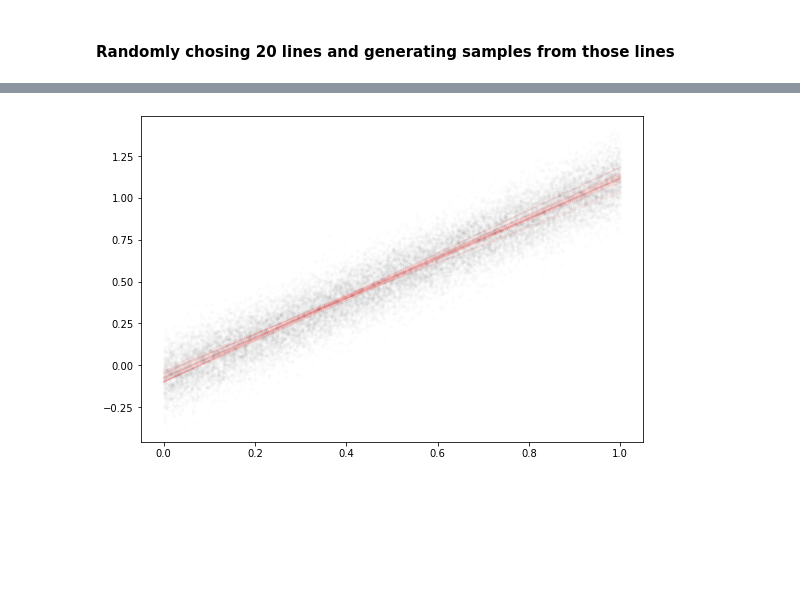
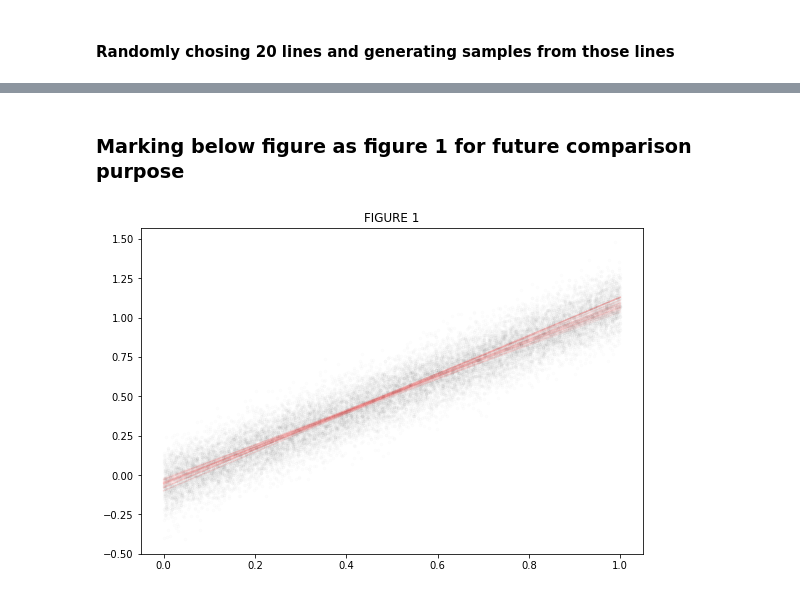
Before and after one commit to anshuman6/homework3-solutionfinal, a Jupyter notebook: question2.ipynb, the cells around one changed output, grey strips where cells are left out. Saved outputs shown, nothing was run; the diff lists cells and outputs as text; code cells hidden in the pictures; blank space fills up the shorter version.

```diff
--- a/question2.ipynb
+++ b/question2.ipynb
@@ -56,6 +56,3 @@ plt.show()
 [figure]
 # %% [markdown]
 #### Bootstrapping to create more samples and plotting new reg. lines for each new boostrapped sample
-# %%
-sample_indices = np.random.choice(range(100), size=40)
-sample_indices
@@ -101,16 +93,20 @@ sample_slopes = slopes[sample_indices1]
 sample_intercepts = intercepts[sample_indices1]
 
 fpredicts1 = sample_intercepts + sample_slopes*Xgrid
+# %% [markdown]
+### Marking below figure as figure 1 for future comparison purpose
 # %%
+# For now I have randomly chosen standard deviation as 0.1, intuitively given the spread of the data
 from scipy.stats import norm
 
 plt.figure(figsize=(9,6))
 
 for line in range(20):
     vals1 = fpredicts1[:,line]
     vals1
     gaussvals1 = norm(vals1, 0.1).rvs()
     plt.plot(Xgrid, vals1, color="r", alpha=0.05)
     plt.plot(Xgrid, gaussvals1, '.', color="k", alpha=0.009)
+    plt.title("FIGURE 1")
 # %% [output]
-[figure, old version]
+[figure, new version]
```
Also changed, not shown: parts of 10 cells of this notebook.
